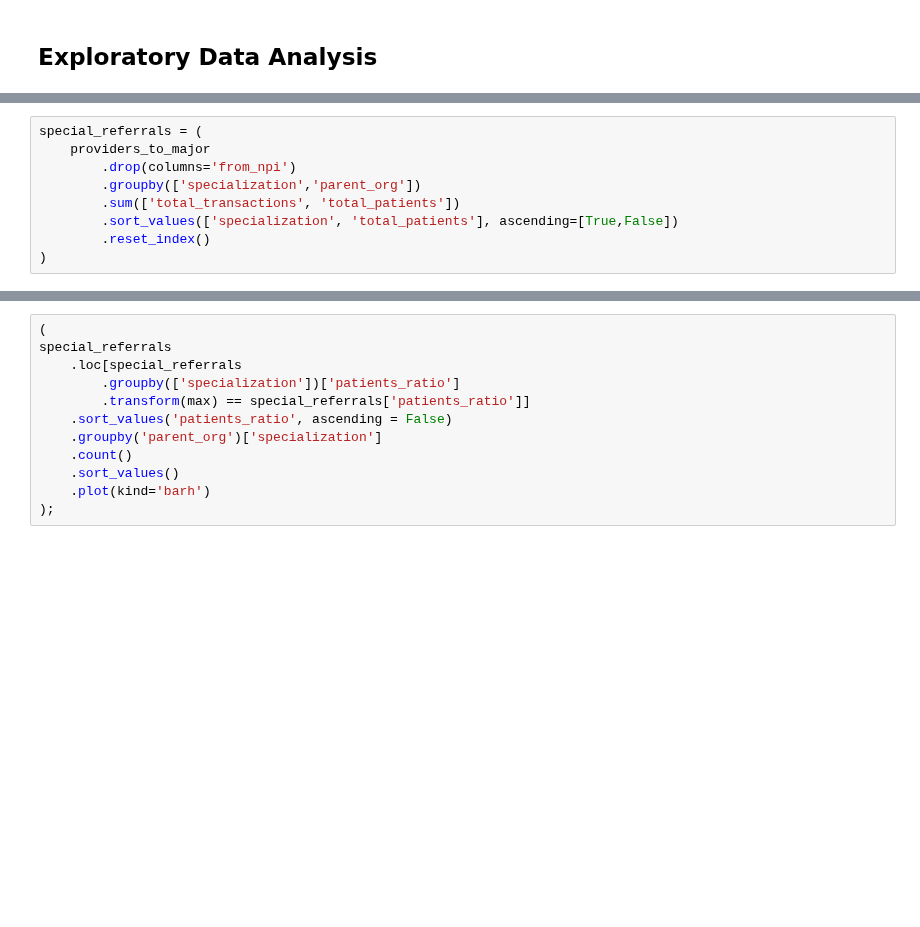
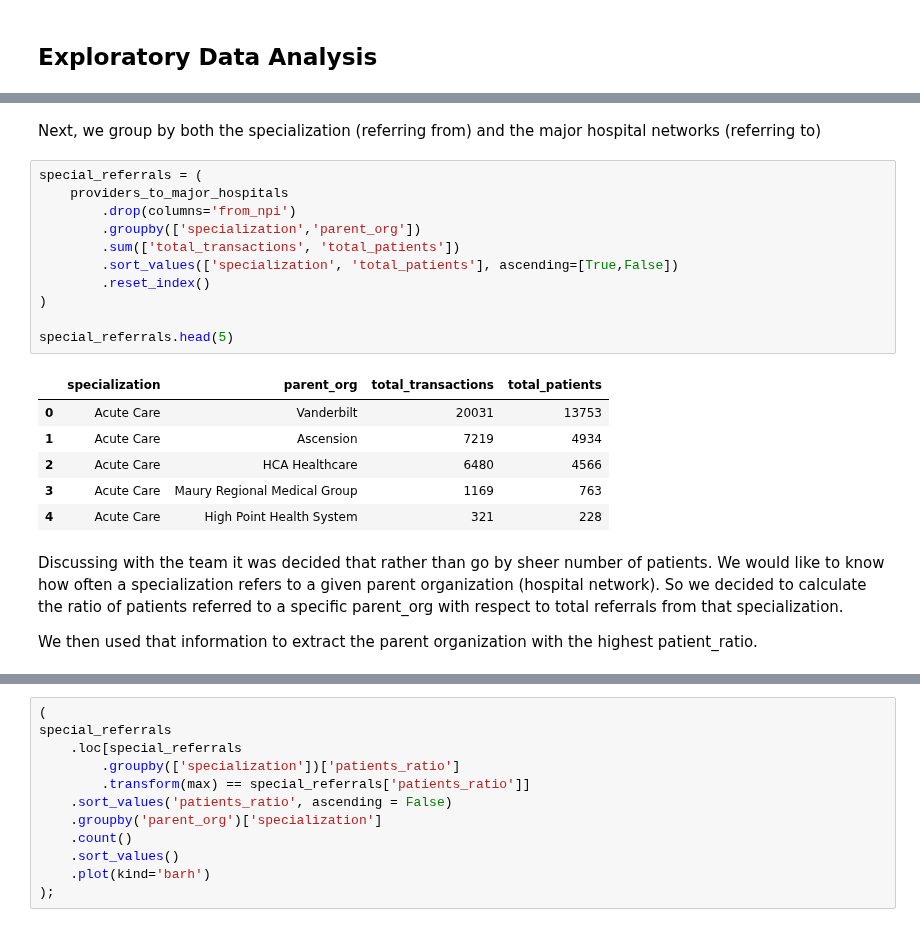
Before and after one commit to tomoumer/hop_team-the-hindenburgs, a Jupyter notebook: notebooks/data_exploration.ipynb, the cells around one changed output, grey strips where cells are left out. Drawn from its saved outputs; the diff is of its cells as text; blank space fills up the shorter version.

```diff
--- a/notebooks/data_exploration.ipynb
+++ b/notebooks/data_exploration.ipynb
@@ -249,12 +185,27 @@ providers_to_major
+# %% [markdown]
+Next, we group by both the specialization (referring from) and the major hospital networks (referring to)
 # %%
 special_referrals = (
-    providers_to_major
+    providers_to_major_hospitals
         .drop(columns='from_npi')
         .groupby(['specialization','parent_org'])
         .sum(['total_transactions', 'total_patients'])
         .sort_values(['specialization', 'total_patients'], ascending=[True,False])
         .reset_index()
 )
+
+special_referrals.head(5)
+# %% [output]
+|  | specialization | parent_org | total_transactions | total_patients |
+| 0 | Acute Care | Vanderbilt | 20031 | 13753 |
+| 1 | Acute Care | Ascension | 7219 | 4934 |
+| 2 | Acute Care | HCA Healthcare | 6480 | 4566 |
+| 3 | Acute Care | Maury Regional Medical Group | 1169 | 763 |
+| 4 | Acute Care | High Point Health System | 321 | 228 |
+# %% [markdown]
+Discussing with the team it was decided that rather than go by sheer number of patients. We would like to know how often a specialization refers to a given parent organization (hospital network). So we decided to calculate the ratio of patients referred to a specific parent_org with respect to total referrals from that specialization.
+
+We then used that information to extract the parent organization with the highest patient_ratio.
 # %%
 special_referrals['patients_ratio'] = (
     special_referrals['total_patients'] / special_referrals.groupby('specialization')['total_patients'].transform('sum')
```
Also changed, not shown: parts of 62 cells of this notebook.
